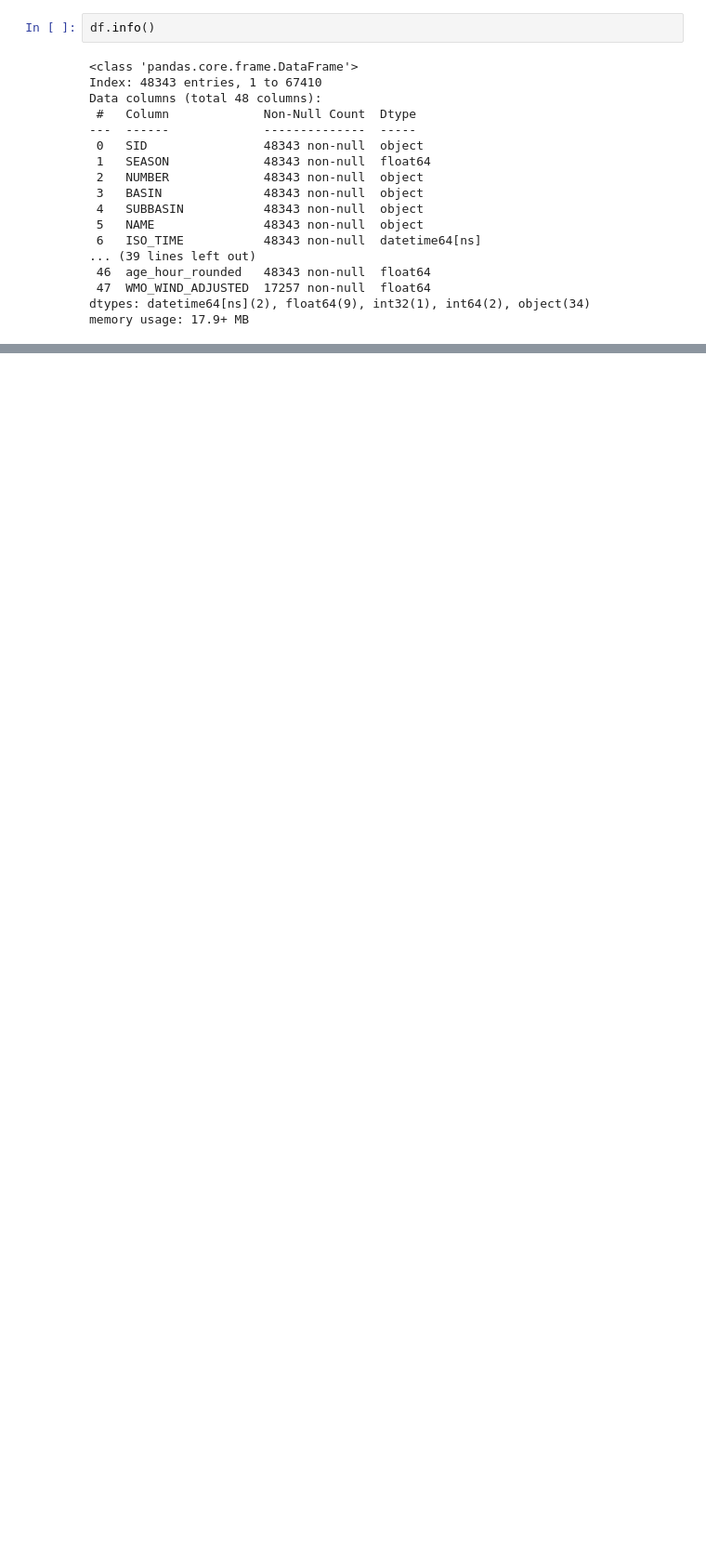
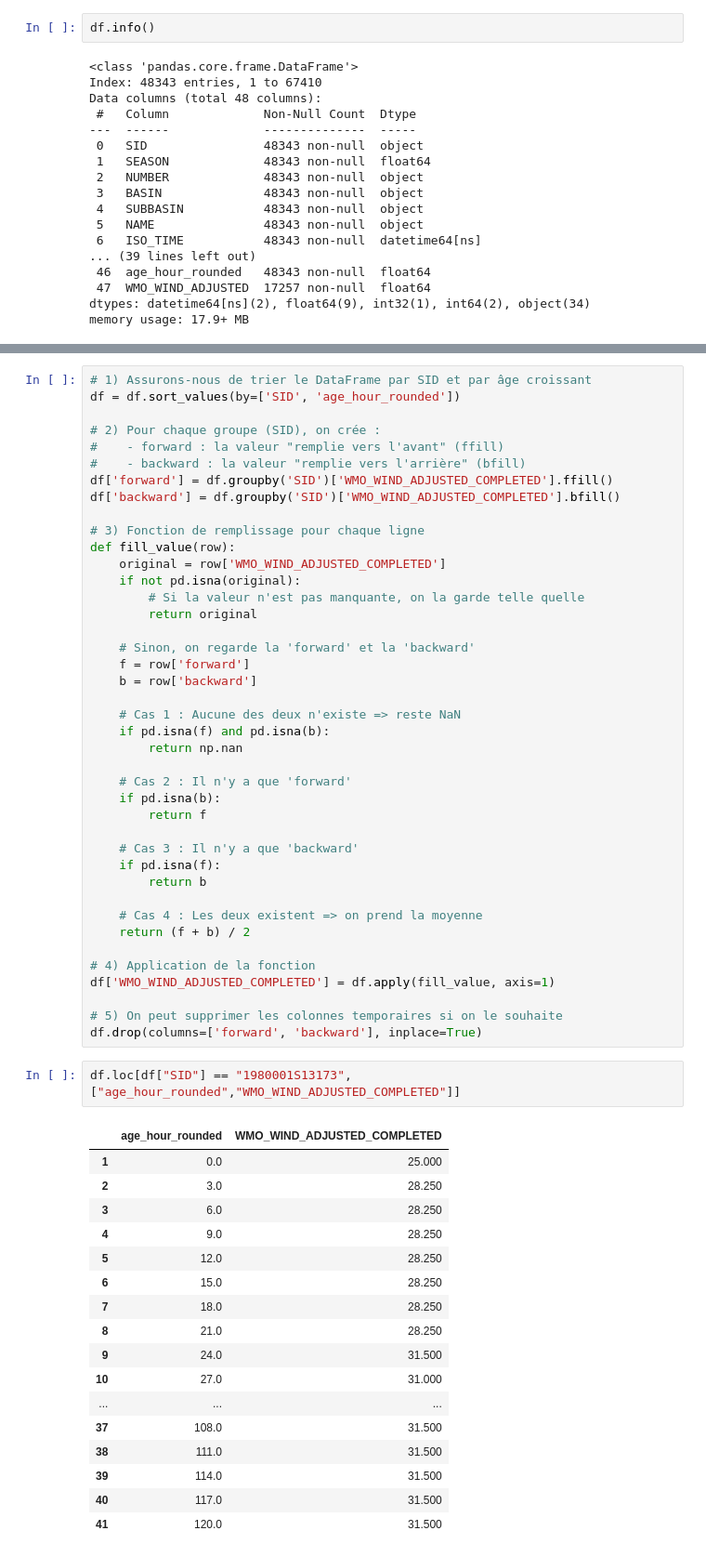
Before and after one commit to 1leolem1/Tropical-Cyclone-Strength-Prediction, a Jupyter notebook: EDA_Paul.ipynb, the cells around one changed output, grey strips where cells are left out. Shown at 93% size. Cells and saved outputs as stored; diff of their text form; blank space fills up the shorter version.

```diff
--- a/EDA_Paul.ipynb
+++ b/EDA_Paul.ipynb
@@ -849,0 +884,61 @@ array([<NA>, 'wellington', 'bom', 'reunion', 'cphc', 'tokyo',
+# %%
+# 1) Assurons-nous de trier le DataFrame par SID et par âge croissant
+df = df.sort_values(by=['SID', 'age_hour_rounded'])
+
+# 2) Pour chaque groupe (SID), on crée :
+#    - forward : la valeur "remplie vers l'avant" (ffill)
+#    - backward : la valeur "remplie vers l'arrière" (bfill)
+df['forward'] = df.groupby('SID')['WMO_WIND_ADJUSTED_COMPLETED'].ffill()
+df['backward'] = df.groupby('SID')['WMO_WIND_ADJUSTED_COMPLETED'].bfill()
+
+# 3) Fonction de remplissage pour chaque ligne
+def fill_value(row):
+    original = row['WMO_WIND_ADJUSTED_COMPLETED']
+    if not pd.isna(original):
+        # Si la valeur n'est pas manquante, on la garde telle quelle
+        return original
+
+    # Sinon, on regarde la 'forward' et la 'backward'
+    f = row['forward']
+    b = row['backward']
+
+    # Cas 1 : Aucune des deux n'existe => reste NaN
+    if pd.isna(f) and pd.isna(b):
+        return np.nan
+
+    # Cas 2 : Il n'y a que 'forward'
+    if pd.isna(b):
+        return f
+
+    # Cas 3 : Il n'y a que 'backward'
+    if pd.isna(f):
+        return b
+
+    # Cas 4 : Les deux existent => on prend la moyenne
+    return (f + b) / 2
+
+# 4) Application de la fonction
+df['WMO_WIND_ADJUSTED_COMPLETED'] = df.apply(fill_value, axis=1)
+
+# 5) On peut supprimer les colonnes temporaires si on le souhaite
+df.drop(columns=['forward', 'backward'], inplace=True)
+# %%
+df.loc[df["SID"] == "1980001S13173",["age_hour_rounded","WMO_WIND_ADJUSTED_COMPLETED"]]
+# %% [output]
+|  | age_hour_rounded | WMO_WIND_ADJUSTED_COMPLETED |
+| 1 | 0.0 | 25.000 |
+| 2 | 3.0 | 28.250 |
+| 3 | 6.0 | 28.250 |
+| 4 | 9.0 | 28.250 |
+| 5 | 12.0 | 28.250 |
+| 6 | 15.0 | 28.250 |
+| 7 | 18.0 | 28.250 |
+| 8 | 21.0 | 28.250 |
+| 9 | 24.0 | 31.500 |
+| 10 | 27.0 | 31.000 |
+| ... | ... | ... |
+| 37 | 108.0 | 31.500 |
+| 38 | 111.0 | 31.500 |
+| 39 | 114.0 | 31.500 |
+| 40 | 117.0 | 31.500 |
+| 41 | 120.0 | 31.500 |
```
Also changed, not shown: parts of 17 cells of this notebook.
